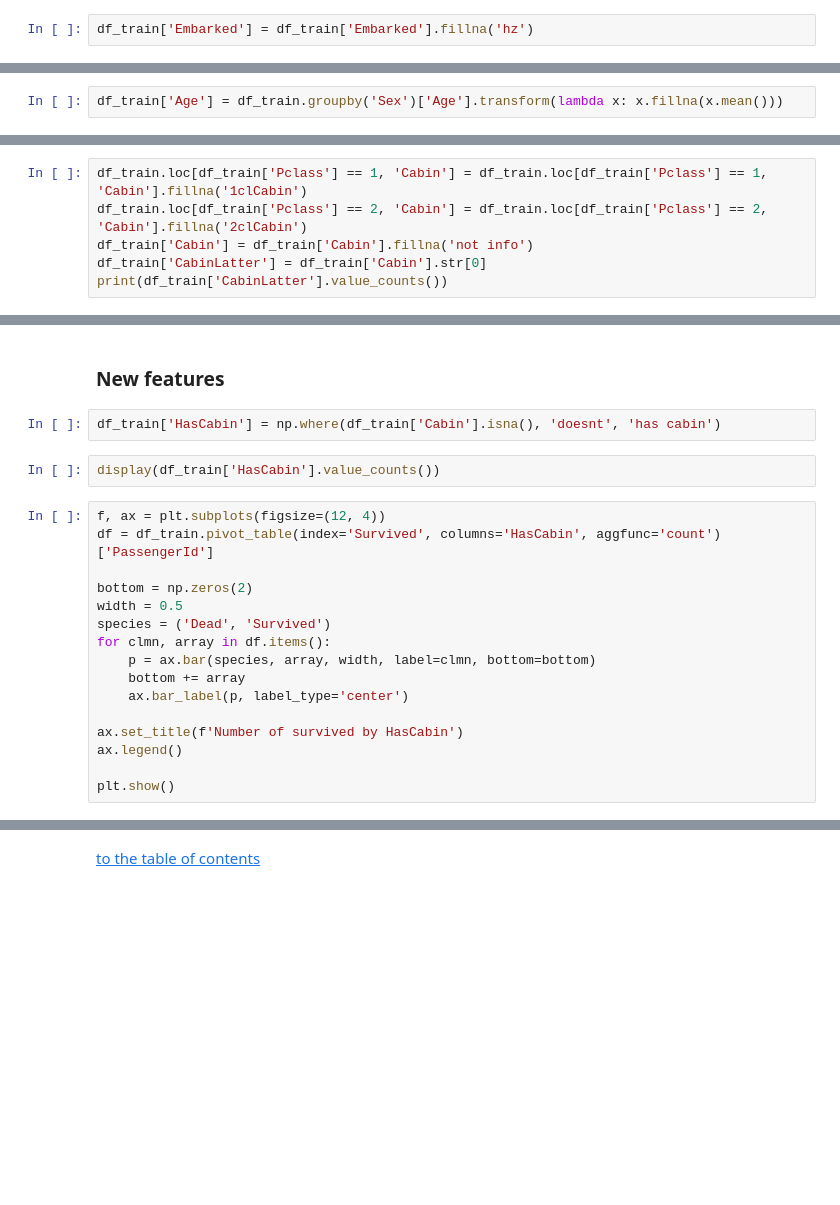
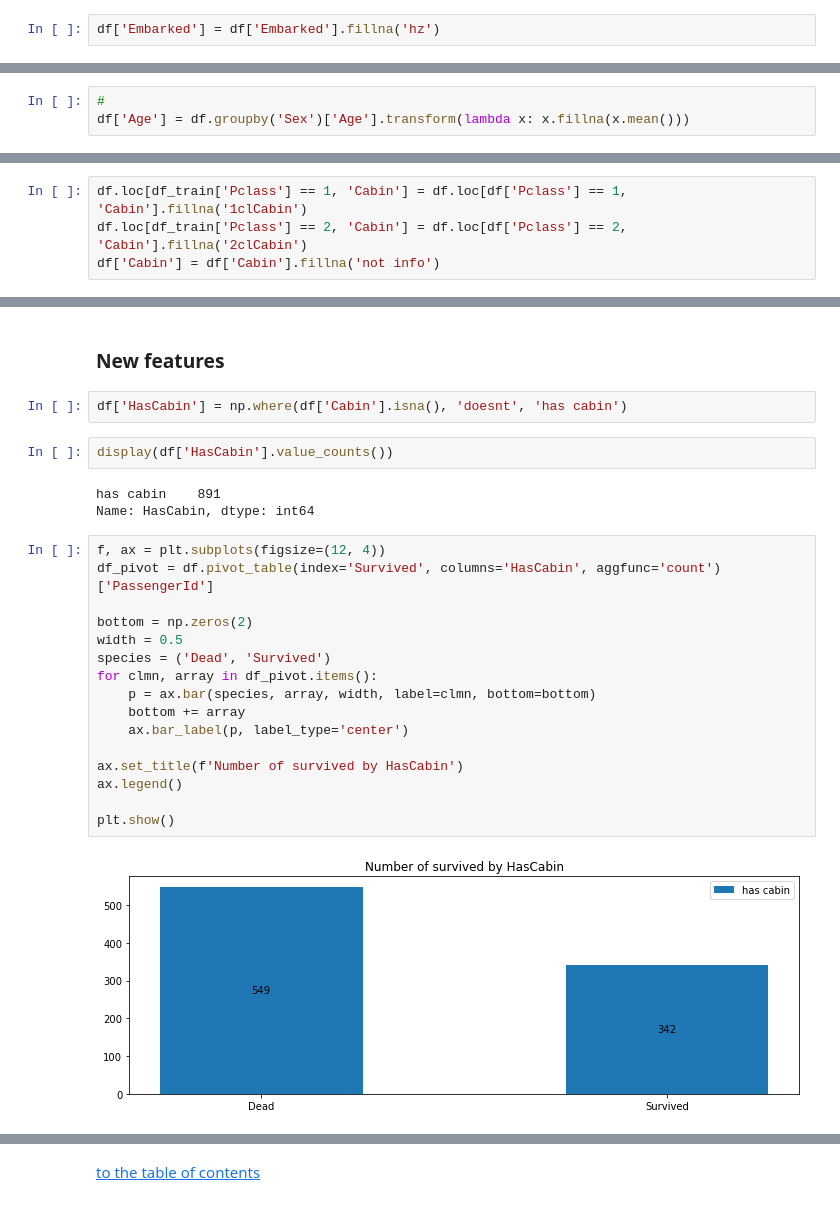
Before and after one commit to Pereyro/kaggle, a Jupyter notebook: TitanicCompetition/TitanicCompetition.ipynb, the cells around one changed output, grey strips where cells are left out. Cells and saved outputs as stored; diff of their text form; blank space fills up the shorter version.

Commit message:
Did copy of df_train for model and new features

```diff
--- a/TitanicCompetition/TitanicCompetition.ipynb
+++ b/TitanicCompetition/TitanicCompetition.ipynb
@@ -486,16 +489,15 @@ C     85
 Q      2
 Name: Embarked, dtype: int64
 # %%
-df_train['Embarked'] = df_train['Embarked'].fillna('hz')
+df['Embarked'] = df['Embarked'].fillna('hz')
 # %% [markdown]
 ##### Age
 # %%
-df_train['Age'] = df_train.groupby('Sex')['Age'].transform(lambda x: x.fillna(x.mean()))
+#
+df['Age'] = df.groupby('Sex')['Age'].transform(lambda x: x.fillna(x.mean()))
 # %% [markdown]
 #### Cabin
 # %%
-df_train.loc[df_train['Pclass'] == 1, 'Cabin'] = df_train.loc[df_train['Pclass'] == 1, 'Cabin'].fillna('1clCabin')
-df_train.loc[df_train['Pclass'] == 2, 'Cabin'] = df_train.loc[df_train['Pclass'] == 2, 'Cabin'].fillna('2clCabin')
-df_train['Cabin'] = df_train['Cabin'].fillna('not info')
-df_train['CabinLatter'] = df_train['Cabin'].str[0]
-print(df_train['CabinLatter'].value_counts())
+df.loc[df_train['Pclass'] == 1, 'Cabin'] = df.loc[df['Pclass'] == 1, 'Cabin'].fillna('1clCabin')
+df.loc[df_train['Pclass'] == 2, 'Cabin'] = df.loc[df['Pclass'] == 2, 'Cabin'].fillna('2clCabin')
+df['Cabin'] = df['Cabin'].fillna('not info')
@@ -518,22 +507,27 @@ Name: CabinLatter, dtype: int64
 # %% [markdown]
 ### New features
 # %%
-df_train['HasCabin'] = np.where(df_train['Cabin'].isna(), 'doesnt', 'has cabin')
+df['HasCabin'] = np.where(df['Cabin'].isna(), 'doesnt', 'has cabin')
 # %%
-display(df_train['HasCabin'].value_counts())
+display(df['HasCabin'].value_counts())
+# %% [output]
+has cabin    891
+Name: HasCabin, dtype: int64
 # %%
 f, ax = plt.subplots(figsize=(12, 4))
-df = df_train.pivot_table(index='Survived', columns='HasCabin', aggfunc='count')['PassengerId']
+df_pivot = df.pivot_table(index='Survived', columns='HasCabin', aggfunc='count')['PassengerId']
 
 bottom = np.zeros(2)
 width = 0.5
 species = ('Dead', 'Survived')
-for clmn, array in df.items():
+for clmn, array in df_pivot.items():
     p = ax.bar(species, array, width, label=clmn, bottom=bottom)
     bottom += array
     ax.bar_label(p, label_type='center')
 
 ax.set_title(f'Number of survived by HasCabin')
 ax.legend()
 
 plt.show()
+# %% [output]
+[figure, added]
```
Also changed, not shown: parts of 17 cells of this notebook.
